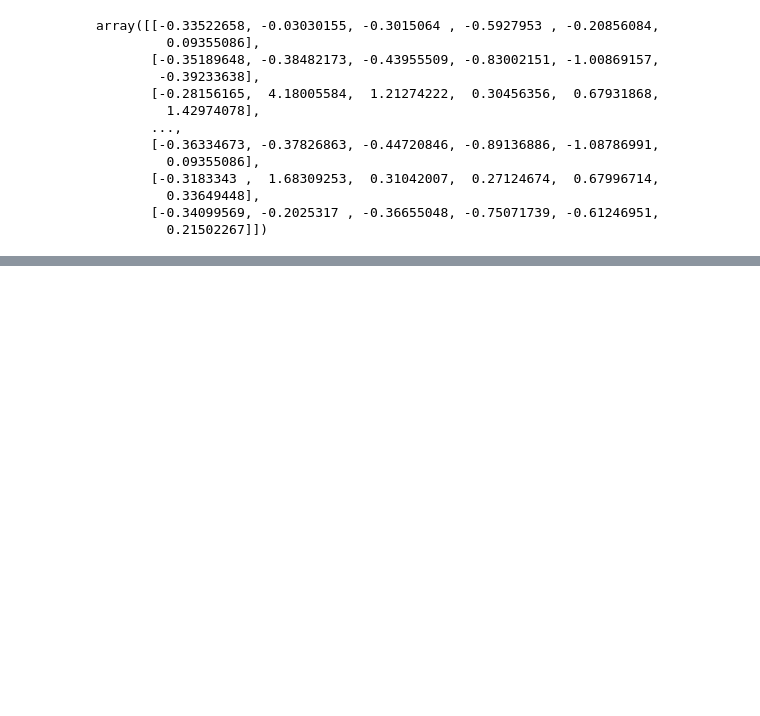
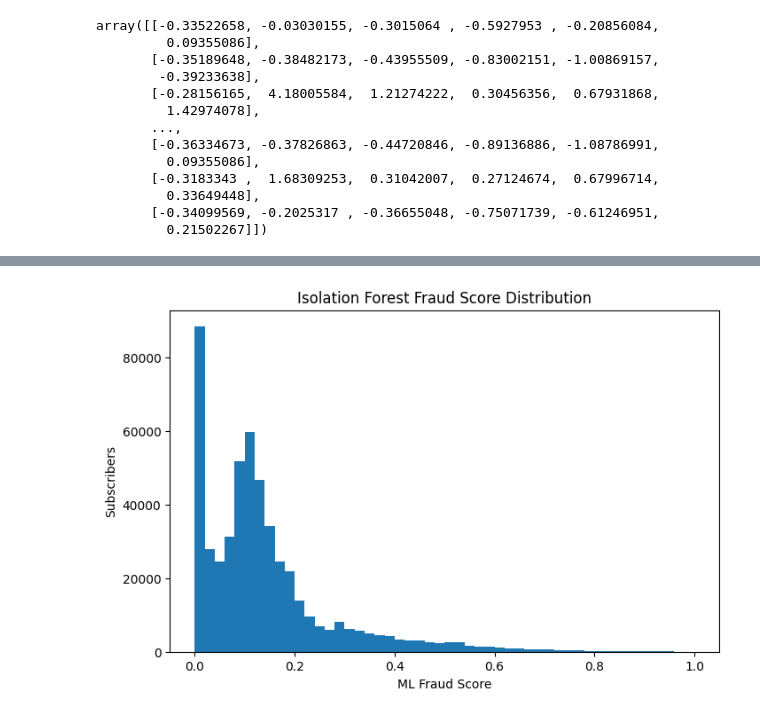
Before and after one commit to Sarasii22/Broadband-Fraud-Management-System, a Jupyter notebook: model_training.ipynb, the cells around one changed output, grey strips where cells are left out. Saved outputs shown, nothing was run; the diff lists cells and outputs as text; code cells hidden in the pictures; blank space fills up the shorter version.

```diff
--- a/model_training.ipynb
+++ b/model_training.ipynb
@@ -420,5 +402,17 @@ subscriber_profile.sort_values(
+# %%
+from sklearn.preprocessing import MinMaxScaler
+
+score_scaler = MinMaxScaler()
+
+isolation_scores = score_scaler.fit_transform(
+    anomaly_score.reshape(-1,1)
+)
+# %%
+# Reverse the Scale (By default, Higher score = More Normal)
+subscriber_profile["isolation_score"] = 1 - isolation_scores.ravel()
 # %%
-subscriber_profile["fraud_status"] = subscriber_profile["anomaly"].map({
-    1: "Normal",
-    -1: "Anomaly"
+# Create Status
+subscriber_profile["ml_status"] = subscriber_profile["anomaly_label"].map({
+    0: "Normal",
+    1: "Anomaly"
 })
@@ -441,0 +419,7 @@ subscriber_profile
+# %%
+subscriber_profile = subscriber_profile.sort_values(
+    by="isolation_score",
+    ascending=False
+)
+
+subscriber_profile.head(20)
@@ -441,0 +457,17 @@ subscriber_profile
+# %%
+import matplotlib.pyplot as plt
+
+plt.figure(figsize=(8,5))
+
+plt.hist(
+    subscriber_profile["isolation_score"],
+    bins=50
+)
+
+plt.xlabel("ML Fraud Score")
+plt.ylabel("Subscribers")
+plt.title("Isolation Forest Fraud Score Distribution")
+
+plt.show()
+# %% [output]
+[figure, added]
```
Also changed, not shown: parts of 17 cells of this notebook.
